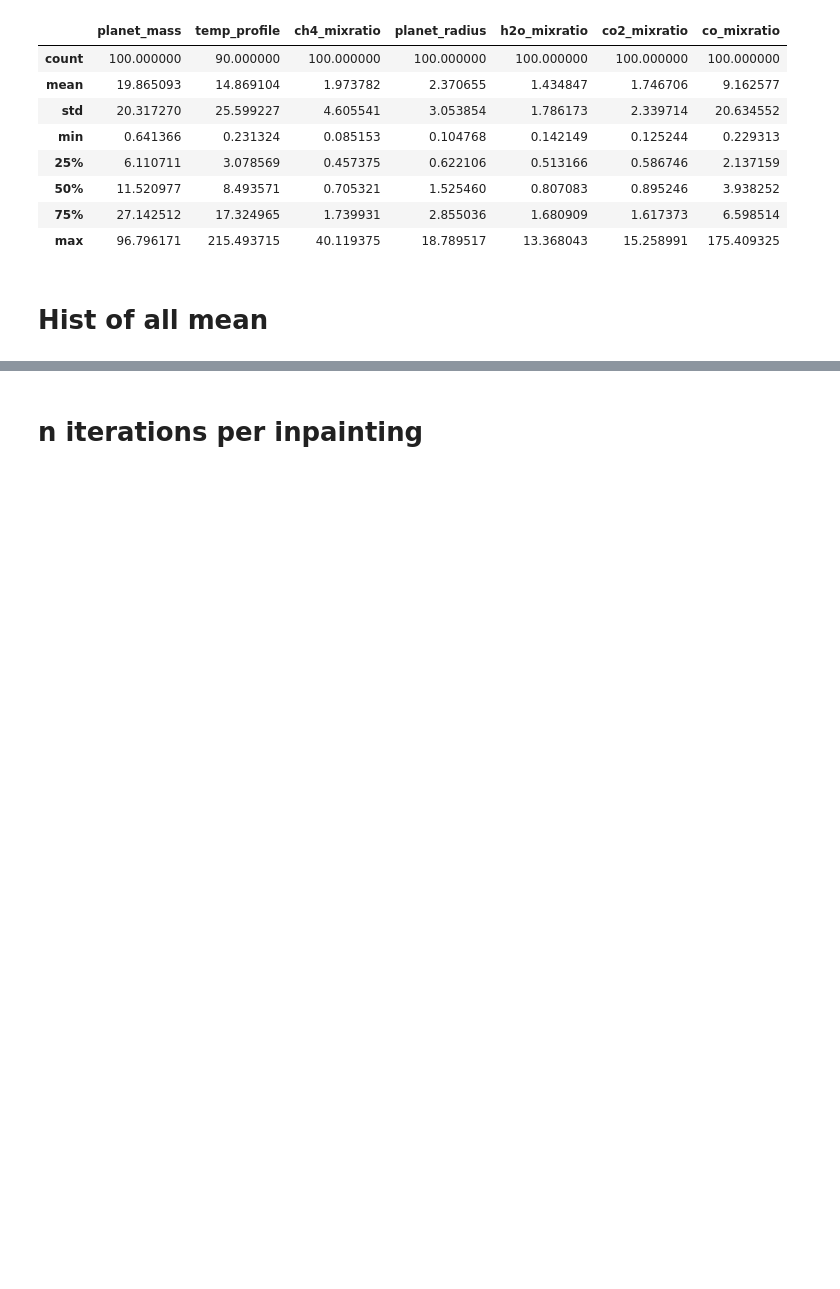
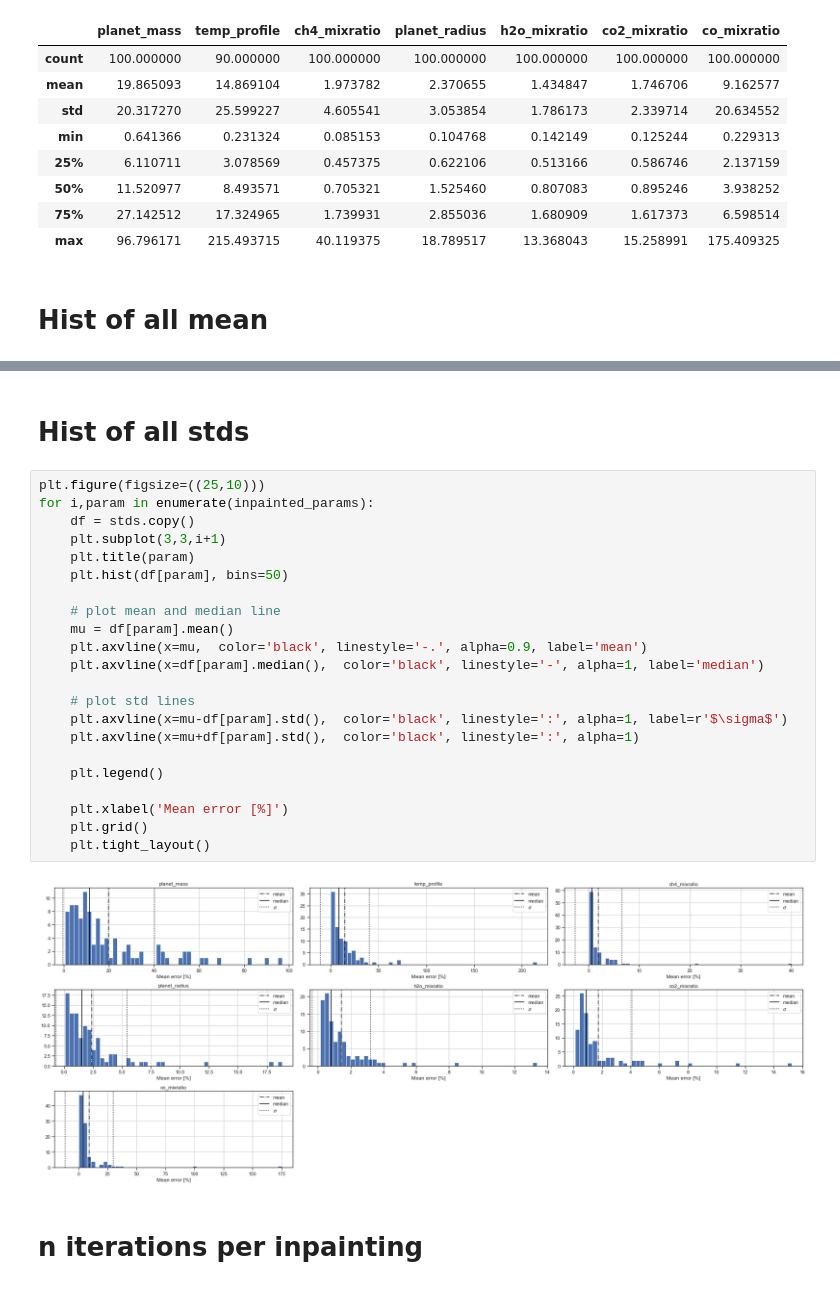
Before and after one commit to deKeijzer/SRON-DCGAN, a Jupyter notebook: notebooks/inpainting with bootstrap.ipynb, the cells around one changed output, grey strips where cells are left out. Saved outputs shown, nothing was run; the diff lists cells and outputs as text; blank space fills up the shorter version.

```diff
--- a/notebooks/inpainting with bootstrap.ipynb
+++ b/notebooks/inpainting with bootstrap.ipynb
@@ -649,3 +655,29 @@ for i,param in enumerate(inpainted_params):
+# %% [markdown]
+# Hist of all stds
+# %%
+plt.figure(figsize=((25,10)))
+for i,param in enumerate(inpainted_params):
+    df = stds.copy()
+    plt.subplot(3,3,i+1)
+    plt.title(param)
+    plt.hist(df[param], bins=50)
+
+    # plot mean and median line
+    mu = df[param].mean()
+    plt.axvline(x=mu,  color='black', linestyle='-.', alpha=0.9, label='mean')
+    plt.axvline(x=df[param].median(),  color='black', linestyle='-', alpha=1, label='median')
+
+    # plot std lines
+    plt.axvline(x=mu-df[param].std(),  color='black', linestyle=':', alpha=1, label=r'$\sigma$')
+    plt.axvline(x=mu+df[param].std(),  color='black', linestyle=':', alpha=1)
+
+    plt.legend()
+
+    plt.xlabel('Mean error [%]')
+    plt.grid()
+    plt.tight_layout()
+# %% [output]
+[figure, added]
 # %% [markdown]
 # n iterations per inpainting
 # %%
```
Also changed, not shown: parts of 3 cells of this notebook, 5 other files.
